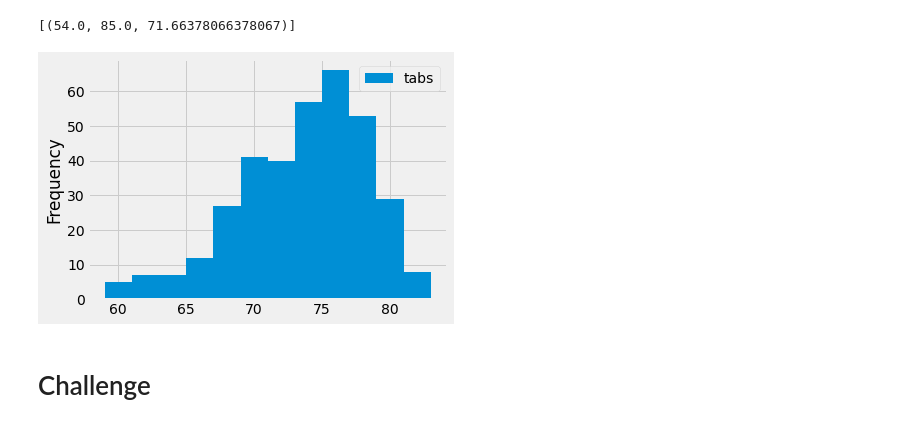
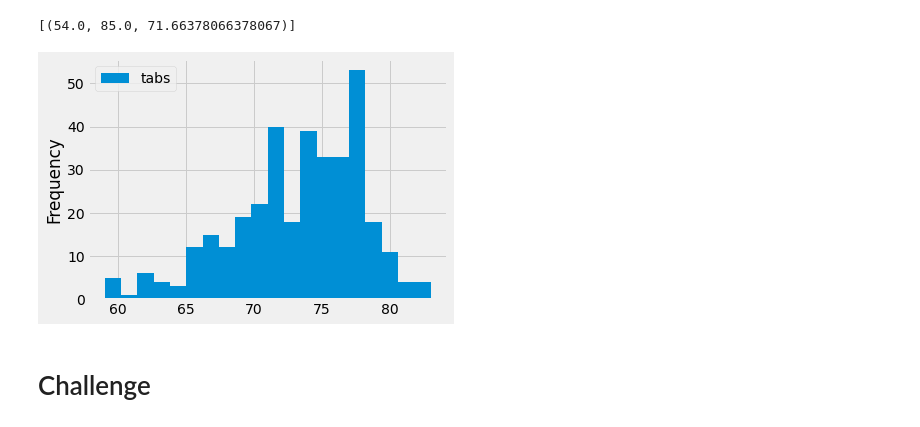
Before and after one commit to MaxThors/surfs_up, a Jupyter notebook: climate_analysis.ipynb, the cells around one changed output. Saved outputs shown, nothing was run; the diff lists cells and outputs as text; code cells hidden in the pictures.

```diff
--- a/climate_analysis.ipynb
+++ b/climate_analysis.ipynb
@@ -149,14 +154,14 @@ filter(Measurement.station == 'USC00519281').all()
 # %%
 # Choose the station with the highest number of temperature observations.
 # Query the last 12 months of temperature observation data for this station and plot the results as a histogram
 results = session.query(Measurement.tobs).\
 filter(Measurement.station == 'USC00519281').\
 filter(Measurement.date >= prev_year).all()
 df = pd.DataFrame(results, columns=['tabs'])
-df.plot.hist(bins=12)
+df.plot.hist(bins=20)
 plt.tight_layout()
 # %% [output]
-[figure, old version]
+[figure, new version]
 # %%
 # Write a function called `calc_temps` that will accept start date and end date in the format '%Y-%m-%d'
 # and return the minimum, average, and maximum temperatures for that range of dates
```
Also changed, not shown: parts of 1 cell of this notebook, 1 other file.
